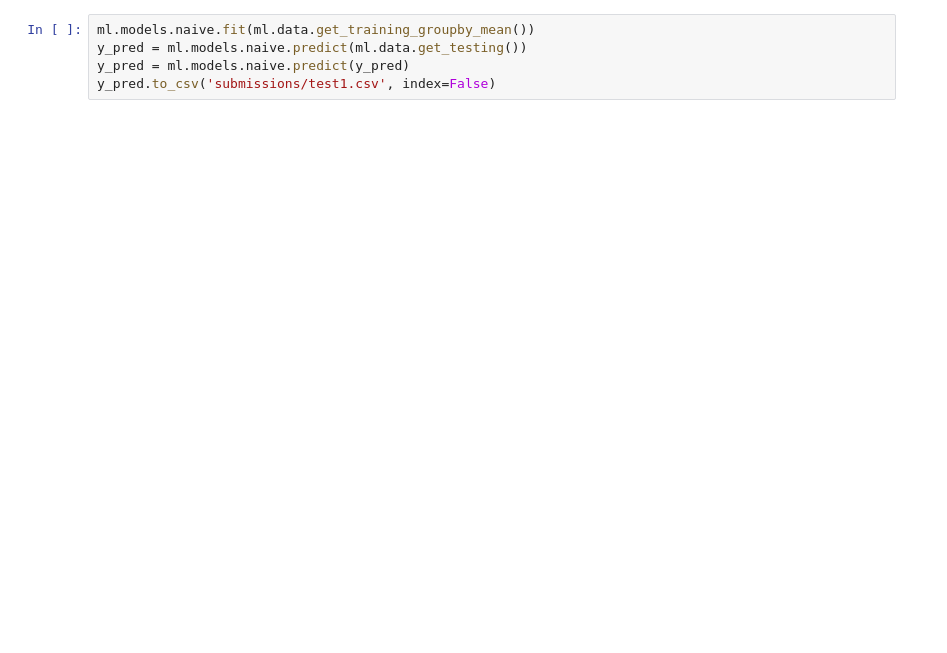
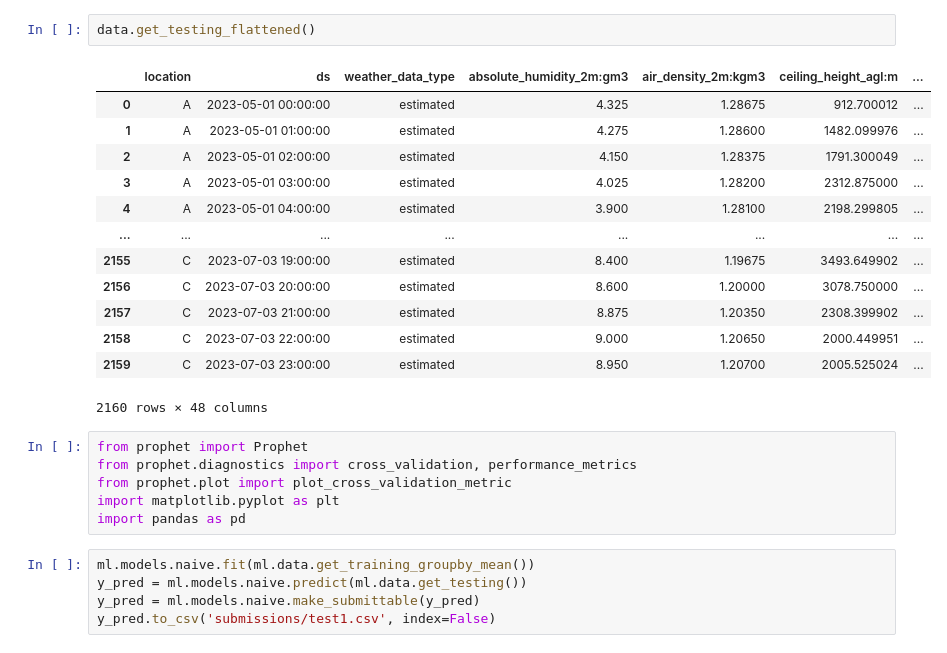
Before and after one commit to jacob-a-worsoe/stabekk, a Jupyter notebook: workbook.ipynb, the cells around one changed output. Drawn from its saved outputs; the diff is of its cells as text; blank space fills up the shorter version.

```diff
--- a/workbook.ipynb
+++ b/workbook.ipynb
@@ -4,6 +7,28 @@ from ml_combat import data
+# %%
+data.get_testing_flattened()
+# %% [output]
+|  | location | ds | weather_data_type | absolute_humidity_2m:gm3 | air_density_2m:kgm3 | ceiling_height_agl:m | ... |
+| 0 | A | 2023-05-01 00:00:00 | estimated | 4.325 | 1.28675 | 912.700012 | ... |
+| 1 | A | 2023-05-01 01:00:00 | estimated | 4.275 | 1.28600 | 1482.099976 | ... |
+| 2 | A | 2023-05-01 02:00:00 | estimated | 4.150 | 1.28375 | 1791.300049 | ... |
+| 3 | A | 2023-05-01 03:00:00 | estimated | 4.025 | 1.28200 | 2312.875000 | ... |
+| 4 | A | 2023-05-01 04:00:00 | estimated | 3.900 | 1.28100 | 2198.299805 | ... |
+| ... | ... | ... | ... | ... | ... | ... | ... |
+| 2155 | C | 2023-07-03 19:00:00 | estimated | 8.400 | 1.19675 | 3493.649902 | ... |
+| 2156 | C | 2023-07-03 20:00:00 | estimated | 8.600 | 1.20000 | 3078.750000 | ... |
+| 2157 | C | 2023-07-03 21:00:00 | estimated | 8.875 | 1.20350 | 2308.399902 | ... |
+| 2158 | C | 2023-07-03 22:00:00 | estimated | 9.000 | 1.20650 | 2000.449951 | ... |
+| 2159 | C | 2023-07-03 23:00:00 | estimated | 8.950 | 1.20700 | 2005.525024 | ... |
+2160 rows × 48 columns
+# %%
+from prophet import Prophet
+from prophet.diagnostics import cross_validation, performance_metrics
+from prophet.plot import plot_cross_validation_metric
+import matplotlib.pyplot as plt
+import pandas as pd
 # %%
 ml.models.naive.fit(ml.data.get_training_groupby_mean())
 y_pred = ml.models.naive.predict(ml.data.get_testing())
-y_pred = ml.models.naive.predict(y_pred)
+y_pred = ml.models.naive.make_submittable(y_pred)
 y_pred.to_csv('submissions/test1.csv', index=False)
 # %%
```
Also changed, not shown: parts of 25 cells of this notebook, 3 other files.
